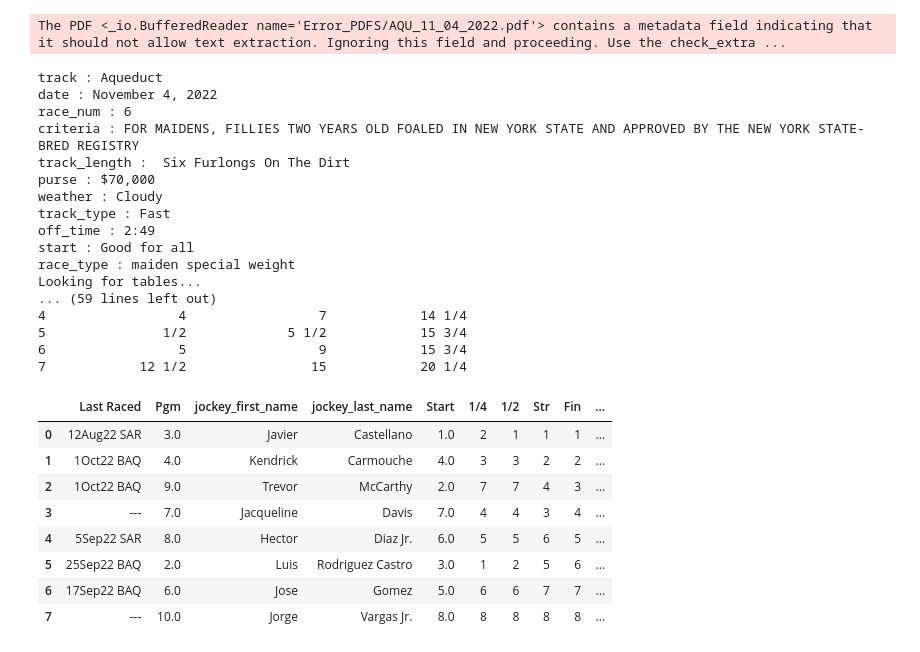
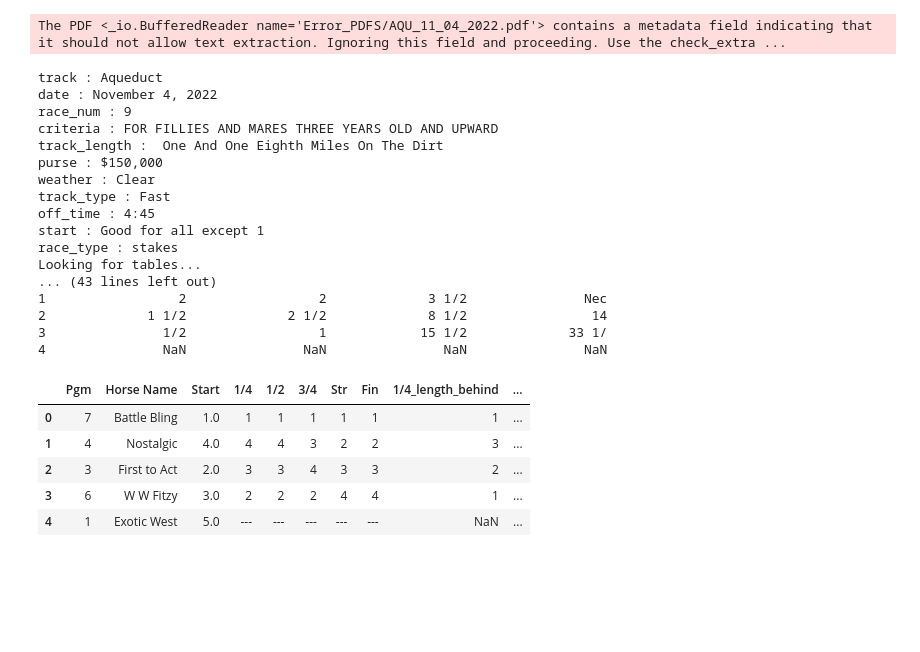
Before and after one commit to Jonhops1595/horse_racing_study, a Jupyter notebook: PDFScanner/scan_test.ipynb, the cells around one changed output. Saved outputs shown, nothing was run; the diff lists cells and outputs as text; code cells hidden in the pictures; blank space fills up the shorter version.

Commit message:
Fixed merged Pgm and horse name cols on bottom table

```diff
--- a/PDFScanner/scan_test.ipynb
+++ b/PDFScanner/scan_test.ipynb
@@ -8,13 +8,13 @@ import os
 import header_scanner as hs
 
 
-#pdf = "Error_PDFS/AQU_11_04_2022.pdf"
-pdf = "Example_PDFS/equibaseFile.pdf"
+pdf = "Error_PDFS/AQU_11_04_2022.pdf"
+#pdf = "Example_PDFS/equibaseFile.pdf"
 # %%
 #Testing for page
 
 page_list = race_results_scanner.get_page_list(pdf)
-target_page = 6
+target_page = 10
 
 page_list_index = 0
 for page in page_list:
@@ -37,33 +37,30 @@ print(result_tables[1])
 The PDF <_io.BufferedReader name='Error_PDFS/AQU_11_04_2022.pdf'> contains a metadata field indicating that it should not allow text extraction. Ignoring this field and proceeding. Use the check_extra ...
 track : Aqueduct
 date : November 4, 2022
-race_num : 6
-criteria : FOR MAIDENS, FILLIES TWO YEARS OLD FOALED IN NEW YORK STATE AND APPROVED BY THE NEW YORK STATE-BRED REGISTRY
-track_length :  Six Furlongs On The Dirt
-purse : $70,000
-weather : Cloudy
+race_num : 9
+criteria : FOR FILLIES AND MARES THREE YEARS OLD AND UPWARD
+track_length :  One And One Eighth Miles On The Dirt
+purse : $150,000
+weather : Clear
 track_type : Fast
-off_time : 2:49
-start : Good for all
-race_type : maiden special weight
+off_time : 4:45
+start : Good for all except 1
+race_type : stakes
 Looking for tables...
-... (59 lines left out)
-4                 4                 7            14 1/4
-5               1/2             5 1/2            15 3/4
-6                 5                 9            15 3/4
-7            12 1/2                15            20 1/4
+... (43 lines left out)
+1                 2                 2             3 1/2               Nec
+2             1 1/2             2 1/2             8 1/2                14
+3               1/2                 1            15 1/2             33 1/
+4               NaN               NaN               NaN               NaN
-# %%
-result_tables[0]
-# %% [output]
-|  | Last Raced | Pgm | jockey_first_name | jockey_last_name | Start | 1/4 | 1/2 | Str | Fin | ... |
-| 0 | 12Aug22 SAR | 3.0 | Javier | Castellano | 1.0 | 2 | 1 | 1 | 1 | ... |
-| 1 | 1Oct22 BAQ | 4.0 | Kendrick | Carmouche | 4.0 | 3 | 3 | 2 | 2 | ... |
-| 2 | 1Oct22 BAQ | 9.0 | Trevor | McCarthy | 2.0 | 7 | 7 | 4 | 3 | ... |
-| 3 | --- | 7.0 | Jacqueline | Davis | 7.0 | 4 | 4 | 3 | 4 | ... |
-| 4 | 5Sep22 SAR | 8.0 | Hector | Diaz Jr. | 6.0 | 5 | 5 | 6 | 5 | ... |
-| 5 | 25Sep22 BAQ | 2.0 | Luis | Rodriguez Castro | 3.0 | 1 | 2 | 5 | 6 | ... |
-| 6 | 17Sep22 BAQ | 6.0 | Jose | Gomez | 5.0 | 6 | 6 | 7 | 7 | ... |
-| 7 | --- | 10.0 | Jorge | Vargas Jr. | 8.0 | 8 | 8 | 8 | 8 | ... |
+# %%
+result_tables[1]
+# %% [output]
+|  | Pgm | Horse Name | Start | 1/4 | 1/2 | 3/4 | Str | Fin | 1/4_length_behind | ... |
+| 0 | 7 | Battle Bling | 1.0 | 1 | 1 | 1 | 1 | 1 | 1 | ... |
+| 1 | 4 | Nostalgic | 4.0 | 4 | 4 | 3 | 2 | 2 | 3 | ... |
+| 2 | 3 | First to Act | 2.0 | 3 | 3 | 4 | 3 | 3 | 2 | ... |
+| 3 | 6 | W W Fitzy | 3.0 | 2 | 2 | 2 | 4 | 4 | 1 | ... |
+| 4 | 1 | Exotic West | 5.0 | --- | --- | --- | --- | --- | NaN | ... |
 # %%
 #Testing for whole pdf
 master_df = pd.DataFrame()
```
Also changed, not shown: parts of 3 cells of this notebook, 2 other files.
